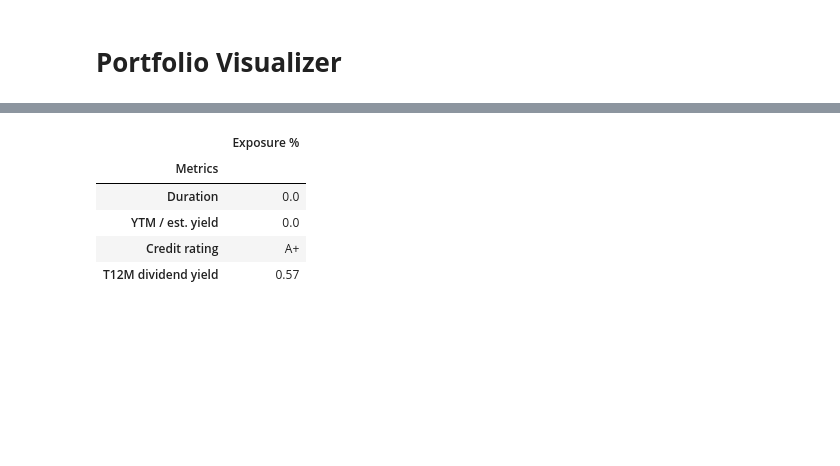
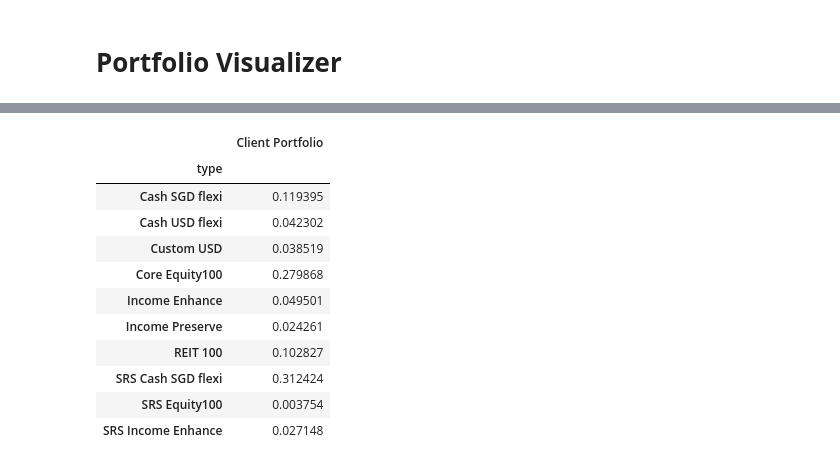
Before and after one commit to weijieleong/Portfolio-Visualizer, a Jupyter notebook: Portfolio_Visualizer_colab_V1.ipynb, the cells around one changed output, grey strips where cells are left out. Saved outputs shown, nothing was run; the diff lists cells and outputs as text; code cells hidden in the pictures; blank space fills up the shorter version.

```diff
--- a/Portfolio_Visualizer_colab_V1.ipynb
+++ b/Portfolio_Visualizer_colab_V1.ipynb
@@ -551,6 +542,21 @@ all_port_wgt_income_preservation = all_port_wgt_income_preservation[cols_to_keep
 all_port_wgt_growth = client_latest_alloc_adj.loc[client_latest_alloc_adj[('reb_flag')] == True].head().iloc[-1:]
 cols_to_keep_growth = ['reb_flag'] + [col for col in growth_groups if col in all_port_wgt_growth.columns]
 all_port_wgt_growth = all_port_wgt_growth[cols_to_keep_growth]
+# %%
+client_latest_alloc
+# %% [output]
+|  | Client Portfolio |
+| type |  |
+| Cash SGD flexi | 0.119395 |
+| Cash USD flexi | 0.042302 |
+| Custom USD | 0.038519 |
+| Core Equity100 | 0.279868 |
+| Income Enhance | 0.049501 |
+| Income Preserve | 0.024261 |
+| REIT 100 | 0.102827 |
+| SRS Cash SGD flexi | 0.312424 |
+| SRS Equity100 | 0.003754 |
+| SRS Income Enhance | 0.027148 |
 # %%
 # @title 6. Generate key holdings & allocations
 
@@ -589,26 +601,19 @@ if all_port_wgt_income_preservation.empty == False:
 # %%
 # @title 7. Fixed income metrics - duration, YTM, dividend yield, credit quality
 
-# calc dividend of all constituents
-dvd_breakdown_all = pc.exposure_analysis(client_latest_alloc_adj, df_fi_metrics.loc[['T12M dividend yield']].astype(float), latest_data=True)
-dvd_breakdown_all = round(dvd_breakdown_all, 2)
+# # calc dividend of all constituents
+# dvd_breakdown_all = pc.exposure_analysis(client_latest_alloc_adj, df_fi_metrics.loc[['T12M dividend yield']].astype(float), latest_data=True)
+# dvd_breakdown_all = round(dvd_breakdown_all, 2)
 
 
-# Duration, YTM and credit quality of FI components only
-fixed_income_list = df_fi_metrics.columns[df_fi_metrics.iloc[df_fi_metrics.index.get_loc('YTM / est. yield')] != 0].tolist()
-port_fi_metrics = pd.DataFrame()
+# # Duration, YTM and credit quality of FI components only
+# fixed_income_list = df_fi_metrics.columns[df_fi_metrics.iloc[df_fi_metrics.index.get_loc('YTM / est. yield')] != 0].tolist()
+# port_fi_metrics = pd.DataFrame()
 
-ytm_duration_df = pc.exposure_analysis_mixed(client_latest_alloc_adj, df_fi_metrics.loc[['Duration', 'YTM / est. yield']].astype(float), fixed_income_list, latest_data=True)
-port_fi_metrics = pd.concat([port_fi_metrics, ytm_duration_df], axis=1)
-port_fi_metrics.loc['Credit rating'] = pc.calc_avg_credit_rating(client_latest_alloc_adj, df_fi_metrics.loc[['Credit rating']], latest_data=True)
+# ytm_duration_df = pc.exposure_analysis_mixed(client_latest_alloc_adj, df_fi_metrics.loc[['Duration', 'YTM / est. yield']].astype(float), fixed_income_list, latest_data=True)
+# port_fi_metrics = pd.concat([port_fi_metrics, ytm_duration_df], axis=1)
+# port_fi_metrics.loc['Credit rating'] = pc.calc_avg_credit_rating(client_latest_alloc_adj, df_fi_metrics.loc[['Credit rating']], latest_data=True)
 
-# port_fi_metrics = pd.concat([port_fi_metrics, df_fi_metrics.loc[['Duration', 'YTM / est. yield', 'Credit rating']][bm_tickers]], axis=1)
-port_fi_metrics = pd.concat([port_fi_metrics, dvd_breakdown_all], axis=0)
-port_fi_metrics
+# # port_fi_metrics = pd.concat([port_fi_metrics, df_fi_metrics.loc[['Duration', 'YTM / est. yield', 'Credit rating']][bm_tickers]], axis=1)
+# port_fi_metrics = pd.concat([port_fi_metrics, dvd_breakdown_all], axis=0)
+# port_fi_metrics
-# %% [output]
-|  | Exposure % |
-| Metrics |  |
-| Duration | 0.0 |
-| YTM / est. yield | 0.0 |
-| Credit rating | A+ |
-| T12M dividend yield | 0.57 |
```
Also changed, not shown: parts of 14 cells of this notebook.
